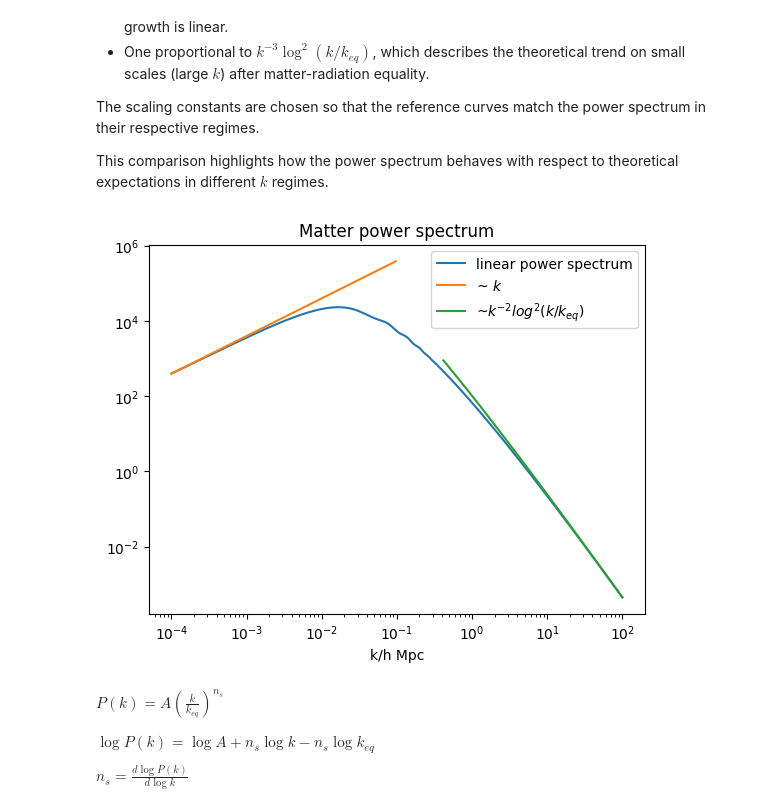
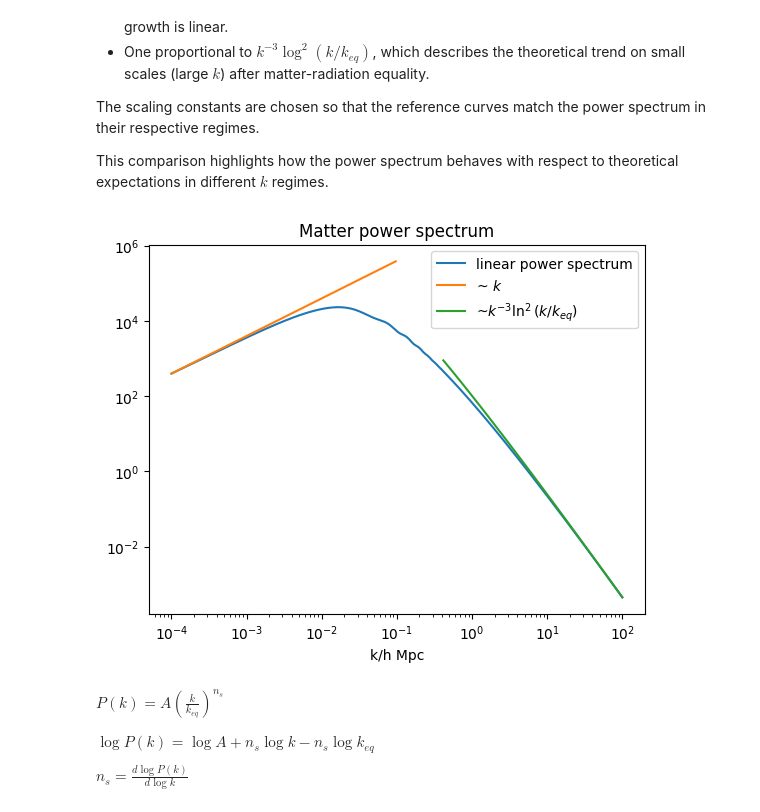
Before and after one commit to EdoardoMaragliano/CosmoIntro, a Jupyter notebook: Cosmo8_MatterPowerSpectrum/Cosmo8Ex2.ipynb, the cells around one changed output. Cells and saved outputs as stored; diff of their text form; code cells hidden in the pictures.

Commit message:
new plots

```diff
--- a/Cosmo8_MatterPowerSpectrum/Cosmo8Ex2.ipynb
+++ b/Cosmo8_MatterPowerSpectrum/Cosmo8Ex2.ipynb
@@ -93,17 +93,17 @@ This comparison highlights how the power spectrum behaves with respect to theore
 # %%
 plt.loglog(kh, pk[0,:], label='linear power spectrum');
 plt.xlabel('k/h Mpc');
 plt.title('Matter power spectrum')
 
 a=pk[0,0]/kh[0]                               ##scaling
 plt.plot(kh[0:100],kh[0:100]*a, label='~ $k$')
 v=1.1*kh**(-3)*np.log(kh/0.015)**2
 b=pk[0,-1]/v[-1]                              ##scaling
-plt.plot(kh[120:],b*v[120:], label='~$k^{-2}log^2(k/k_{eq})$')
+plt.plot(kh[120:],b*v[120:], label='~$k^{-3}\ln^2(k/k_{eq})$')
 
 plt.legend();
 # %% [output]
-[figure, old version]
+[figure, new version]
 # %% [markdown]
 $P(k)=A(\frac{k}{k_{eq}})^{n_s}$
 
```
Also changed, not shown: parts of 5 cells of this notebook.
